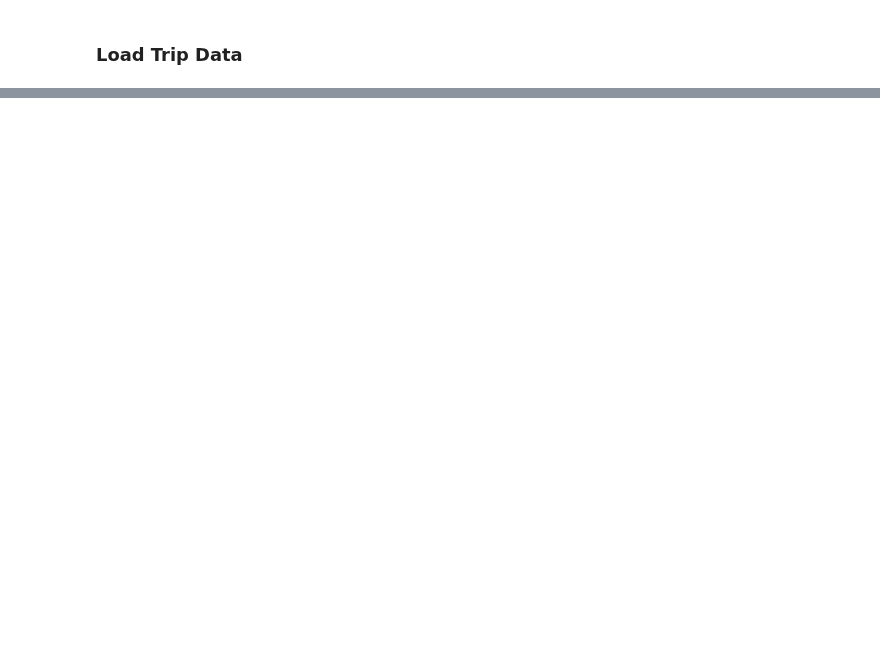
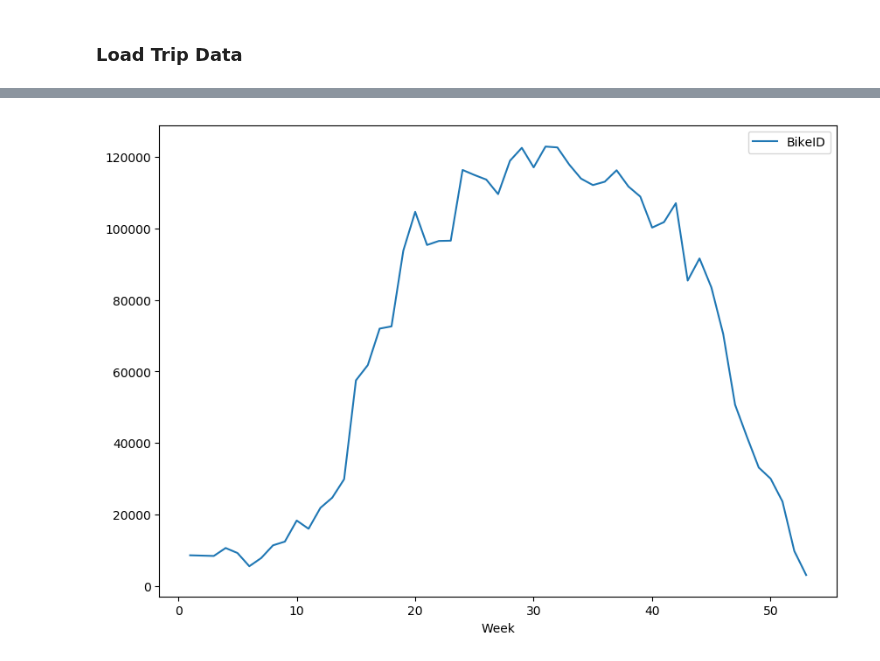
Before and after one commit to cneiderer/Class_Projects, a Jupyter notebook: Project5/Modeling.ipynb, the cells around one changed output, grey strips where cells are left out. Drawn from its saved outputs; the diff is of its cells as text; code cells hidden in the pictures; blank space fills up the shorter version.

```diff
--- a/Project5/Modeling.ipynb
+++ b/Project5/Modeling.ipynb
@@ -127,0 +284,6 @@ print('Delta: %s' % str(df.StopTime.max() - df.StartTime.min()))
+# %%
+# Rides per Week
+pt_week = start_df.pivot_table(index="Week", values="BikeID", aggfunc="count")
+pt_week.plot(figsize=(10,7));
+# %% [output]
+[figure, added]
```
Also changed, not shown: parts of 91 cells of this notebook.
